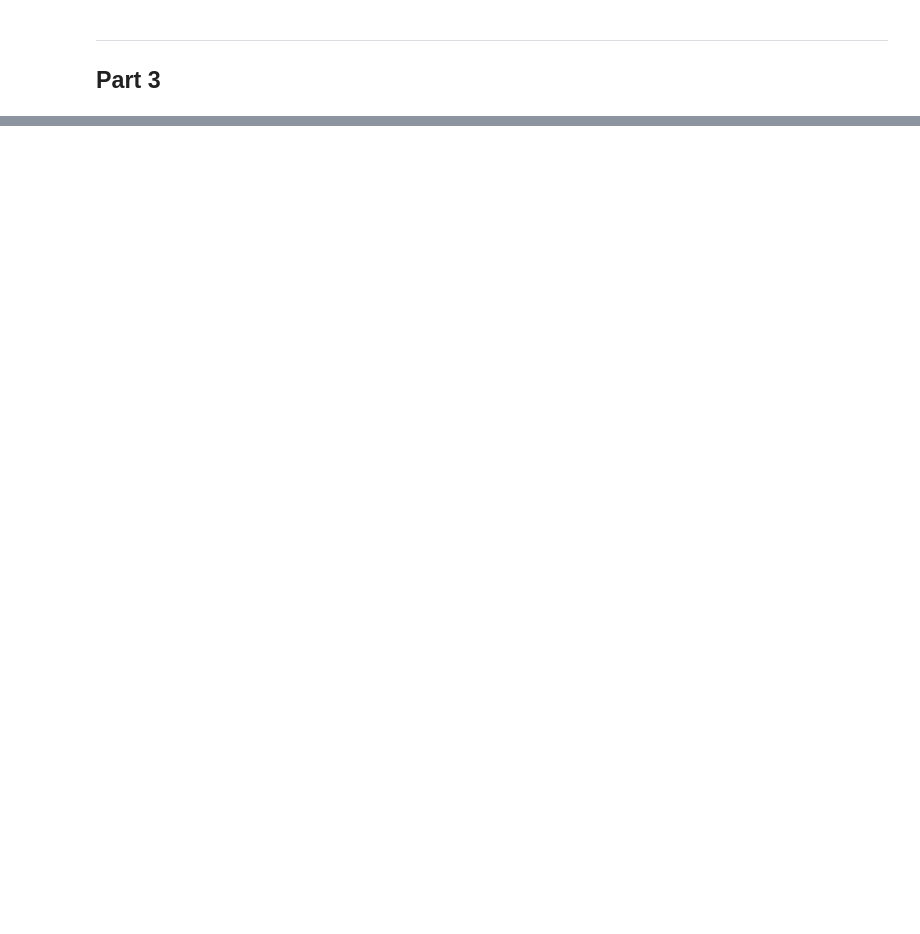
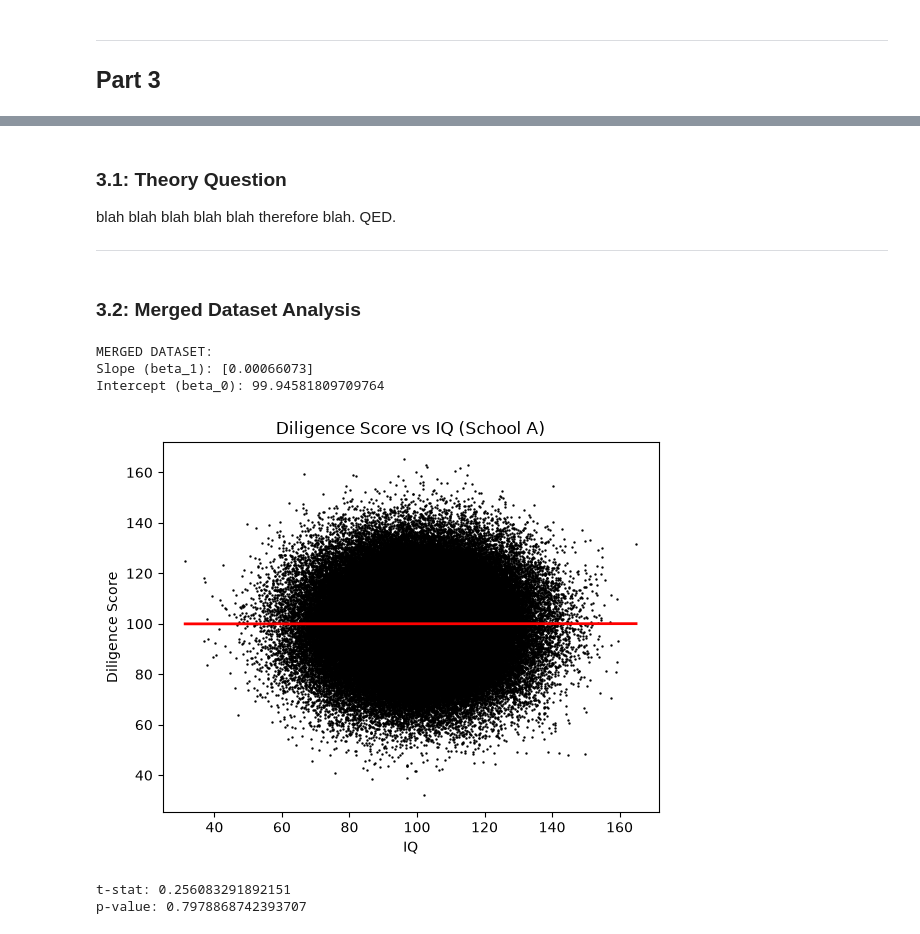
Before and after one commit to uOAlexH/mat3373-shw1, a Jupyter notebook: shortHW1.ipynb, the cells around one changed output, grey strips where cells are left out. Saved outputs shown, nothing was run; the diff lists cells and outputs as text; code cells hidden in the pictures; blank space fills up the shorter version.

```diff
--- a/shortHW1.ipynb
+++ b/shortHW1.ipynb
@@ -306,0 +329,54 @@ Once again, the residuals for school C appear non-Gaussian, this time for a simi
+# %% [markdown]
+### 3.1: Theory Question
+
+blah blah blah blah blah therefore blah. QED.
+
+***
+# %% [markdown]
+### 3.2: Merged Dataset Analysis
+# %%
+# Combine three dataframes into one large dataframe
+merged_df = pd.concat([school_a, school_b, school_c], ignore_index=True)
+
+
+# Fitting the model (using sklearn)
+
+print("MERGED DATASET:")
+x = merged_df[["IQ"]]
+y = merged_df["Diligence"]
+fit = LinearRegression()
+fit.fit(x,y)
+
+# Printing some relevant values (slope+intercept)
+print("Slope (beta_1):",fit.coef_)
+print("Intercept (beta_0):",fit.intercept_)
+# %% [output]
+MERGED DATASET:
+Slope (beta_1): [0.00066073]
+Intercept (beta_0): 99.94581809709764
+# %%
+# Plotting the regression
+
+x_grid = pd.DataFrame({
+    "IQ": np.linspace(x.iloc[:, 0].min(), x.iloc[:, 0].max(), 200)
+})
+
+plt.scatter(x["IQ"], y, s=0.5,color="black") # Draws the individual observations
+plt.plot(x_grid["IQ"], fit.predict(x_grid), color="red",linewidth=2) # Draws the fitted regression line
+plt.xlabel("IQ")
+plt.ylabel("Diligence Score")
+plt.title("Diligence Score vs IQ (School A)")
+plt.show()
+# %% [output]
+[figure, added]
+# %%
+# Calculating the p-value and determining the results of the hypothesis test (using scipy)
+
+# by default, this is a two-tailed test with H0: beta_1 = 0, so there is nothing to change for our purposes
+result_merged = stats.linregress(merged_df["IQ"], merged_df["Diligence"])
+t_stat = result_merged.slope / result_merged.stderr
+print("t-stat:", t_stat)
+print("p-value:", result_merged.pvalue)
+# %% [output]
+t-stat: 0.256083291892151
+p-value: 0.7978868742393707
```
Also changed, not shown: parts of 25 cells of this notebook.
